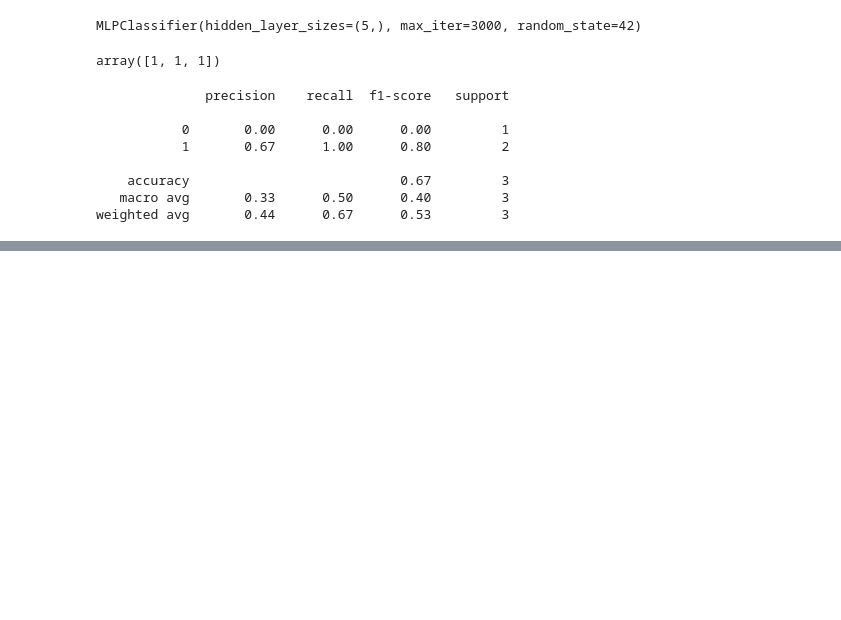
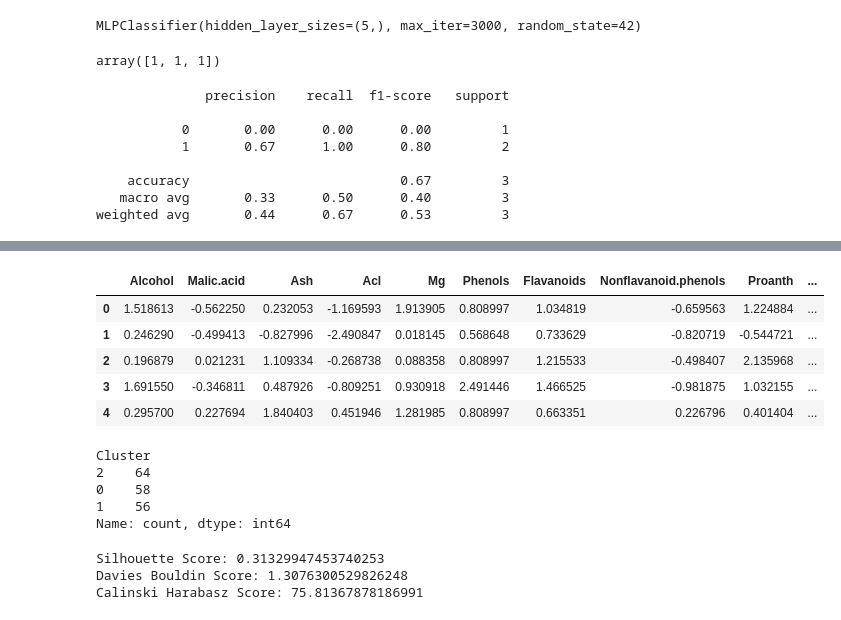
Before and after one commit to amandeep-singh28/Machine-Learning-Revision, a Jupyter notebook: 02_Practice.ipynb, the cells around one changed output, grey strips where cells are left out. Cells and saved outputs as stored; diff of their text form; code cells hidden in the pictures; blank space fills up the shorter version.

```diff
--- a/02_Practice.ipynb
+++ b/02_Practice.ipynb
@@ -751,0 +795,3 @@ weighted avg       0.44      0.67      0.53         3
+# %%
+y_pred = model.fit_predict(X_scaled)
+y_pred
@@ -751,0 +808,19 @@ weighted avg       0.44      0.67      0.53         3
+# %%
+X_scaled_df["Cluster"] = y_pred
+# %%
+X_scaled_df.head()
+# %% [output]
+|  | Alcohol | Malic.acid | Ash | Acl | Mg | Phenols | Flavanoids | Nonflavanoid.phenols | Proanth | ... |
+| 0 | 1.518613 | -0.562250 | 0.232053 | -1.169593 | 1.913905 | 0.808997 | 1.034819 | -0.659563 | 1.224884 | ... |
+| 1 | 0.246290 | -0.499413 | -0.827996 | -2.490847 | 0.018145 | 0.568648 | 0.733629 | -0.820719 | -0.544721 | ... |
+| 2 | 0.196879 | 0.021231 | 1.109334 | -0.268738 | 0.088358 | 0.808997 | 1.215533 | -0.498407 | 2.135968 | ... |
+| 3 | 1.691550 | -0.346811 | 0.487926 | -0.809251 | 0.930918 | 2.491446 | 1.466525 | -0.981875 | 1.032155 | ... |
+| 4 | 0.295700 | 0.227694 | 1.840403 | 0.451946 | 1.281985 | 0.808997 | 0.663351 | 0.226796 | 0.401404 | ... |
+# %%
+X_scaled_df["Cluster"].value_counts()
+# %% [output]
+Cluster
+2    64
+0    58
+1    56
+Name: count, dtype: int64
@@ -751,0 +831,8 @@ weighted avg       0.44      0.67      0.53         3
+# %%
+print("Silhouette Score:",silhouetee)
+print("Davies Bouldin Score:",davies)
+print("Calinski Harabasz Score:",calinski)
+# %% [output]
+Silhouette Score: 0.31329947453740253
+Davies Bouldin Score: 1.3076300529826248
+Calinski Harabasz Score: 75.81367878186991
```
Also changed, not shown: parts of 11 cells of this notebook.
